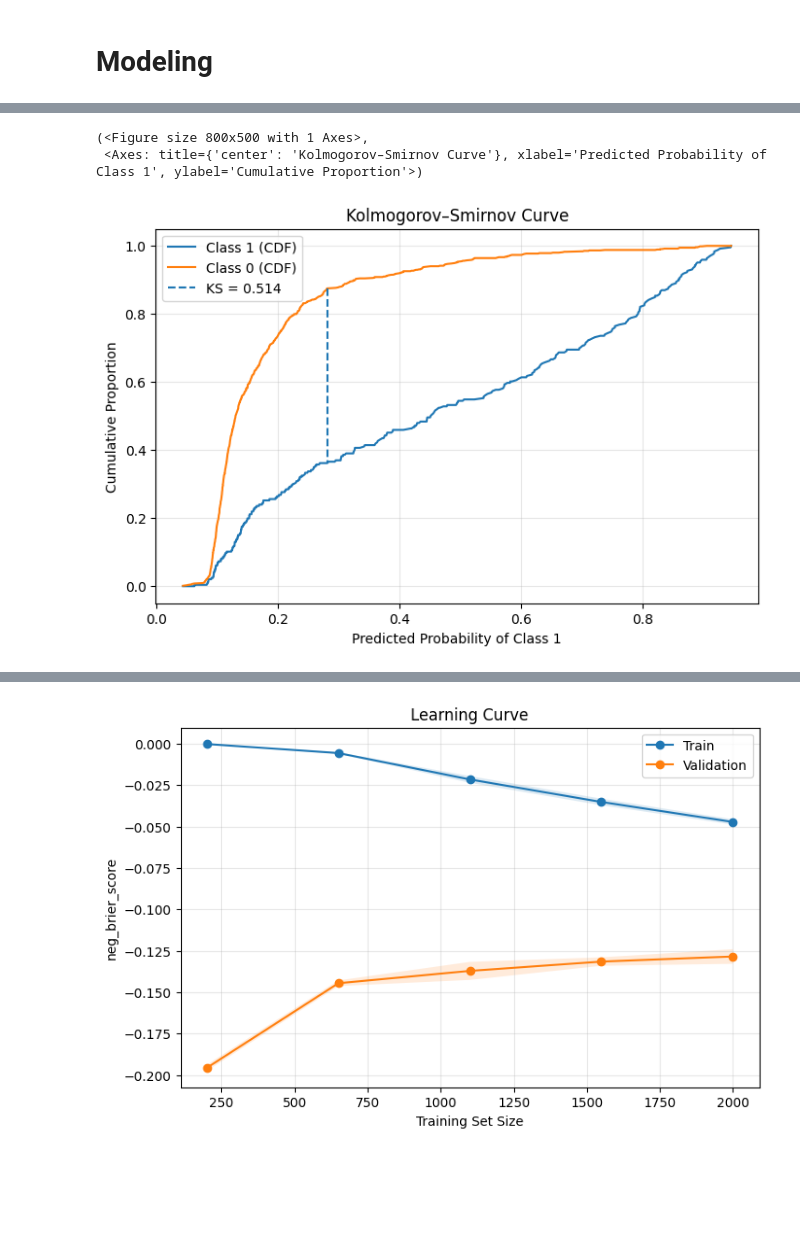
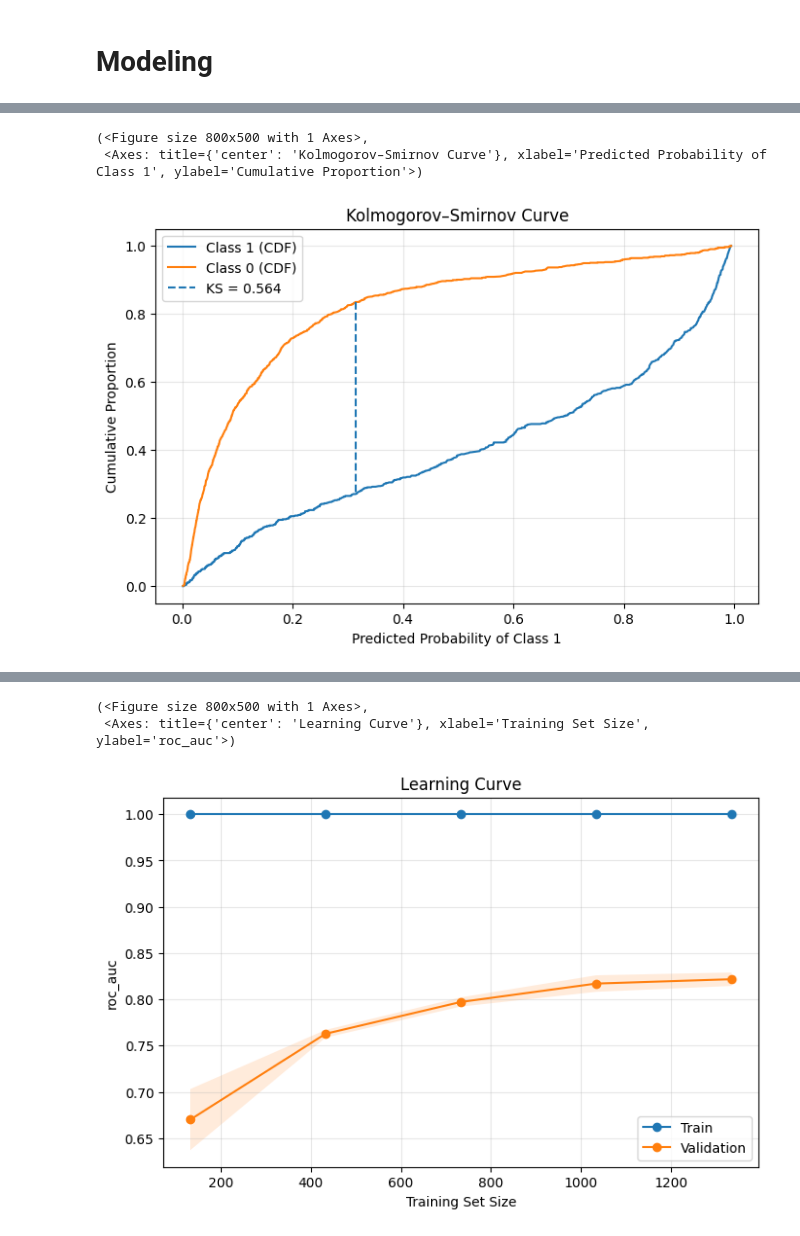
Before and after one commit to juniorcl/data-science-toolkit, a Jupyter notebook: notebooks/model_analysis/classifier_analysis.ipynb, the cells around one changed output, grey strips where cells are left out. Cells and saved outputs as stored; diff of their text form; code cells hidden in the pictures; blank space fills up the shorter version.

```diff
--- a/notebooks/model_analysis/classifier_analysis.ipynb
+++ b/notebooks/model_analysis/classifier_analysis.ipynb
@@ -28,7 +29,7 @@ def generate_synthetic_binary_data(
     n_classes=2,
     class_sep=0.5,
     flip_y=0.15,
-    weights=[0.8, 0.2],
+    weights=[0.8, 0.5],
     test_size=0.2,
     valid_size=0.2,
     random_state=42
@@ -93,14 +94,14 @@ X_train, y_train, X_valid, y_valid, X_test, y_test = generate_synthetic_binary_d
     n_classes=2,
     class_sep=0.5,   # classes mais misturadas
     flip_y=0.15,     # ruído nos rótulos
-    weights=[0.8, 0.2],  # desbalanceamento
-    test_size=0.2,
-    valid_size=0.2,
+    weights=[0.5, 0.2],  # desbalanceamento
+    test_size=0.3,
+    valid_size=0.3,
     random_state=42
 )
 # %% [markdown]
 # Modeling
 # %%
-cat = AutoMLCatBoost(scoring='log_loss', tune=True, n_trials=20)
-cat.train(X_train, y_train, X_valid, y_valid, X_test, y_test)
+model = LGBMClassifier(random_state=42, verbosity=0)
+model.fit(X_train, y_train)
 # %% [output]
@@ -108,5 +109,5 @@ cat.train(X_train, y_train, X_valid, y_valid, X_test, y_test)
 # %%
-model = cat.model
+y_test['prob'] = model.predict_proba(X_test)[:, 1]
 # %%
 plots.plot_calibration_curve(y_true=y_test['target'], y_score=y_test['prob'], n_bins=10)
 # %% [output]
@@ -118,7 +119,7 @@ plots.plot_ks_curve(y_true=y_test['target'], y_score=y_test['prob'])
 # %% [output]
 (<Figure size 800x500 with 1 Axes>,
  <Axes: title={'center': 'Kolmogorov–Smirnov Curve'}, xlabel='Predicted Probability of Class 1', ylabel='Cumulative Proportion'>)
-[figure, old version]
+[figure, new version]
 # %%
-analysis.plot_learning_curve(model, X_train, y_train['target'], cv=StratifiedKFold(n_splits=3), scoring='neg_brier_score')
+analysis.plot_learning_curve(model, X_train, y_train['target'], cv=StratifiedKFold(n_splits=3), scoring='roc_auc')
 # %% [output]
@@ -127,4 +143,6 @@ analysis.plot_learning_curve(model, X_train, y_train['target'], cv=StratifiedKFo
+(<Figure size 800x500 with 1 Axes>,
+ <Axes: title={'center': 'Learning Curve'}, xlabel='Training Set Size', ylabel='roc_auc'>)
-[figure, old version]
+[figure, new version]
 # %%
 plots.plot_precision_recall_curve(y_true=y_test['target'], y_score=y_test['prob'])
 # %% [output]
```
Also changed, not shown: parts of 10 cells of this notebook, 3 other files.
